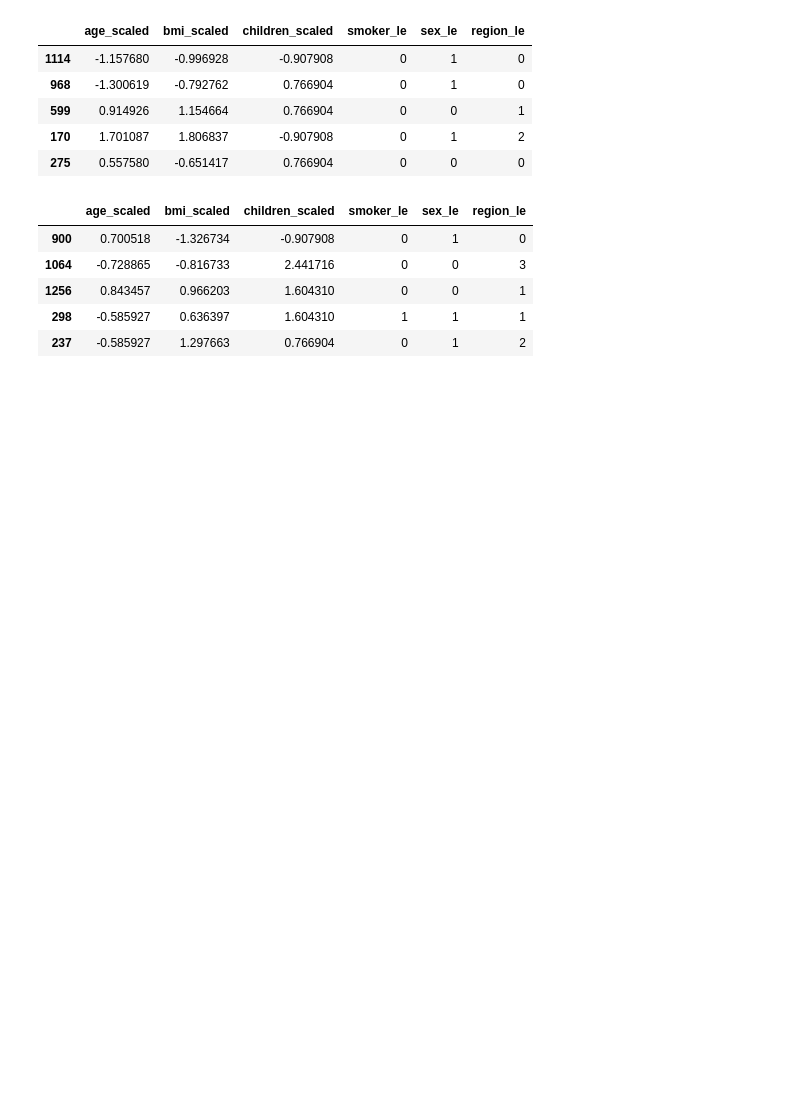
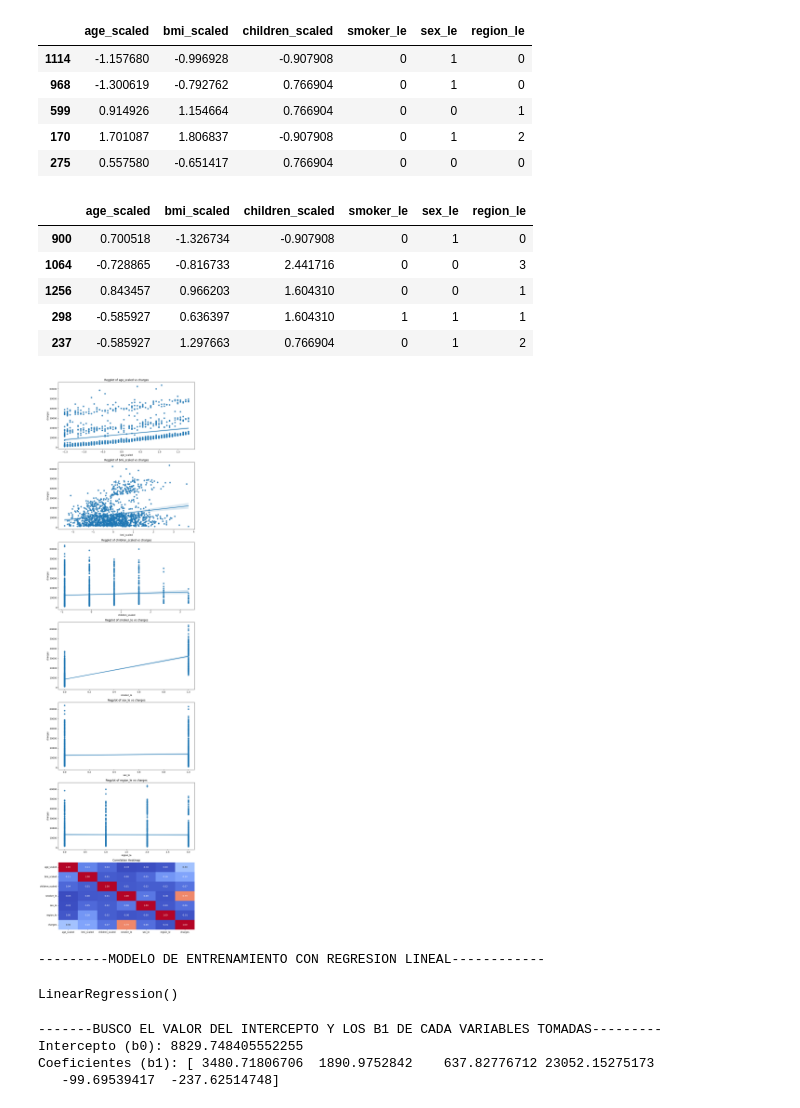
Before and after one commit to 4GeeksAcademy/Proyecto-regresion-lineal-Jorge3127, a Jupyter notebook: src/explore.ipynb, the cells around one changed output. Drawn from its saved outputs; the diff is of its cells as text; code cells hidden in the pictures; blank space fills up the shorter version.

```diff
--- a/src/explore.ipynb
+++ b/src/explore.ipynb
@@ -477,6 +451,0 @@ plt.show()
-# %%
-X_train = X_train_final.drop(["charges"], axis = 1)
-y_train = y_train["charges"]
-
-X_test = X_test_final.drop(["charges"], axis = 1)
-y_test = y_test["charges"]
@@ -508,3 +467,47 @@ X_test_final.head()
 | 1256 | 0.843457 | 0.966203 | 1.604310 | 0 | 0 | 1 |
 | 298 | -0.585927 | 0.636397 | 1.604310 | 1 | 1 | 1 |
 | 237 | -0.585927 | 1.297663 | 0.766904 | 0 | 1 | 2 |
+# %%
+# Concatenar los datos de entrenamiento y prueba
+total_data = pd.concat([X_train_final, X_test_final])
+total_data['charges'] = pd.concat([y_train, y_test])
+
+# Creación del gráfico combinado
+fig, axis = plt.subplots(len(selected_features) + 1, 1, figsize=(10, 5 * (len(selected_features) + 1)))
+
+# Crear gráficos regplot para cada variable predictora vs la variable objetivo
+for i, var in enumerate(selected_features):
+    sns.regplot(ax=axis[i], data=total_data, x=var, y='charges')
+    axis[i].set_title(f"Regplot of {var} vs {'charges'}")
+    axis[i].set_xlabel(var)
+    axis[i].set_ylabel('charges')
+
+# Crear una matriz de correlación para el mapa de calor
+correlation_matrix = total_data[selected_features.tolist() + ['charges']].corr()
+
+# Crear un mapa de calor
+sns.heatmap(correlation_matrix, annot=True, fmt=".2f", cmap='coolwarm', ax=axis[-1], cbar=False)
+axis[-1].set_title('Correlation Heatmap')
+plt.tight_layout()
+plt.show()
+# %% [output]
+[figure, added]
+# %%
+# instanciamos el modelo con valores por defecto
+print("---------MODELO DE ENTRENAMIENTO CON REGRESION LINEAL------------")
+model = LinearRegression()
+
+# entrenamos
+model.fit(X_train_final, y_train)
+# %% [output]
+---------MODELO DE ENTRENAMIENTO CON REGRESION LINEAL------------
+LinearRegression()
+# %%
+print("-------BUSCO EL VALOR DEL INTERCEPTO Y LOS B1 DE CADA VARIABLES TOMADAS---------")
+print(f"Intercepto (b0): {model.intercept_}")
+print(f"Coeficientes (b1): {model.coef_}")
+# %% [output]
+-------BUSCO EL VALOR DEL INTERCEPTO Y LOS B1 DE CADA VARIABLES TOMADAS---------
+Intercepto (b0): 8829.748405552255
+Coeficientes (b1): [ 3480.71806706  1890.9752842    637.82776712 23052.15275173
+   -99.69539417  -237.62514748]
```
Also changed, not shown: parts of 10 cells of this notebook.
